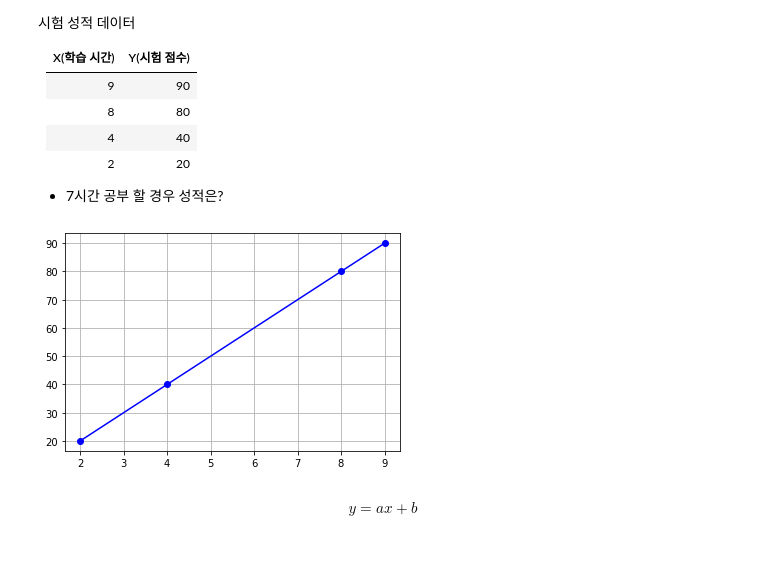
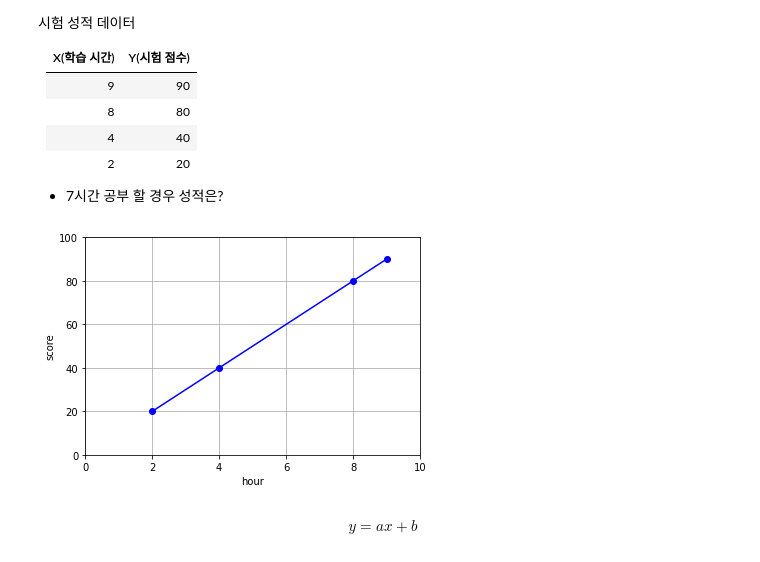
Before and after one commit to Lagom92/study-in-school, a Jupyter notebook: ML/0721_linear_regression.ipynb, the cells around one changed output. Drawn from its saved outputs; the diff is of its cells as text; code cells hidden in the pictures.

```diff
--- a/ML/0721_linear_regression.ipynb
+++ b/ML/0721_linear_regression.ipynb
@@ -45,10 +53,14 @@ x = [9, 8, 4, 2]
 y = [90, 80, 40, 20]
 # %%
 plt.plot(x, y, 'b-o')
+plt.xlim(0, 10)
+plt.ylim(0, 100)
+plt.xlabel('hour')
+plt.ylabel('score')
 plt.grid()
 plt.show()
 # %% [output]
-[figure, old version]
+[figure, new version]
 # %% [markdown]
 $$
 y = ax + b
```
Also changed, not shown: parts of 20 cells of this notebook.
